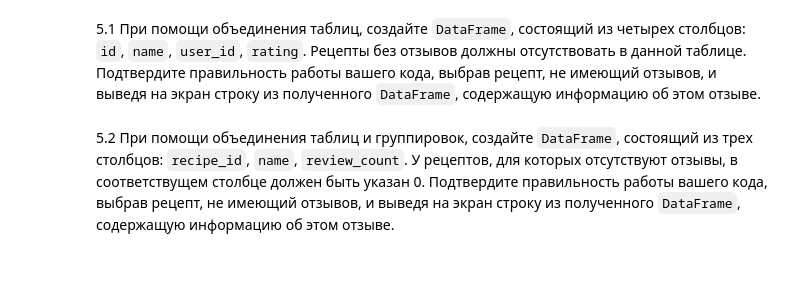
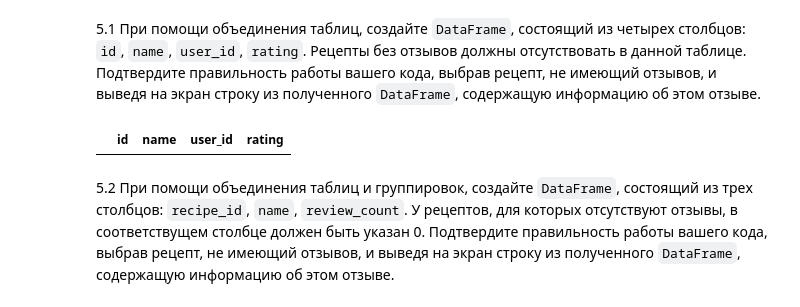
Before and after one commit to Amikuto/BigDataPT-BDPT-, a Jupyter notebook: Pandas/02_pandas_Фамилия_Имя.ipynb, the cells around one changed output. Drawn from its saved outputs; the diff is of its cells as text; code cells hidden in the pictures; blank space fills up the shorter version.

```diff
--- a/Pandas/02_pandas_Фамилия_Имя.ipynb
+++ b/Pandas/02_pandas_Фамилия_Имя.ipynb
@@ -29,6 +29,6 @@ import pandas as pd
 1.1 В файлах `recipes_sample.csv` и `reviews_sample.csv` находится информация об рецептах блюд и отзывах на эти рецепты соответственно. Загрузите данные из файлов в виде `pd.DataFrame` с названиями `recipes` и `reviews`. Обратите внимание на корректное считывание столбца(ов) с индексами.
 # %%
 recipes = pd.read_csv("./data/data/recipes_sample.csv")
-reviews = pd.read_csv("./data/data/reviews_sample.csv")
-recipes
+reviews = pd.read_csv("./data/data/reviews_sample.csv", parse_dates=["date"])
+reviews
 # %% [output]
@@ -149,3 +136,5 @@ reviews
+# %%
+reviews = reviews.set_index('Unnamed: 0').sort_index()
 # %% [markdown]
 1.7 Выведите информацию о рецептах, время выполнения которых не больше 20 минут и кол-во ингредиентов в которых не больше 5.
 # %%
@@ -313,5 +303,14 @@ Freq: A-DEC, Name: id, dtype: int64
 ### Объединение таблиц `pd.DataFrame`
 # %% [markdown]
 5.1 При помощи объединения таблиц, создайте `DataFrame`, состоящий из четырех столбцов: `id`, `name`, `user_id`, `rating`. Рецепты без отзывов должны отсутствовать в данной таблице. Подтвердите правильность работы вашего кода, выбрав рецепт, не имеющий отзывов, и выведя на экран строку из полученного `DataFrame`, содержащую информацию об этом отзыве.
+# %%
+recipe_review = pd.merge(recipes, reviews, left_on="id", right_on="recipe_id")
+recipe_review.drop(recipe_review.columns.difference(["id", "name", "user_id", "rating"]), 1, inplace=True)
+recipe_review = recipe_review[["id", "name", "user_id", "rating"]]
+recipe_review = recipe_review.drop(recipe_review[recipe_review["rating"] == 0].index)
+recipe_review[recipe_review["rating"] == 0]
+# recipe_review
+# %% [output]
+|  | id | name | user_id | rating |
 # %% [markdown]
 5.2 При помощи объединения таблиц и группировок, создайте `DataFrame`, состоящий из трех столбцов: `recipe_id`, `name`, `review_count`. У рецептов, для которых отсутствуют отзывы, в соответствущем столбце должен быть указан 0. Подтвердите правильность работы вашего кода, выбрав рецепт, не имеющий отзывов, и выведя на экран строку из полученного `DataFrame`, содержащую информацию об этом отзыве.
```
Also changed, not shown: parts of 15 cells of this notebook, 1 other file.
